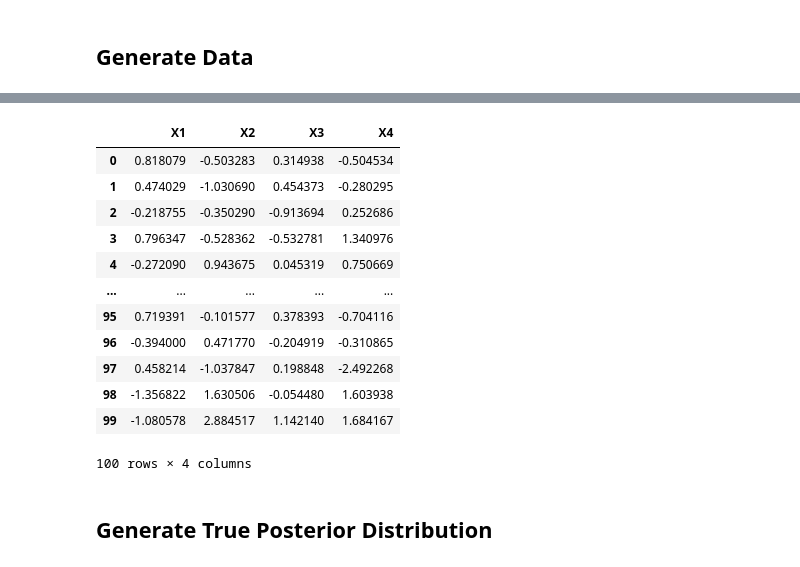
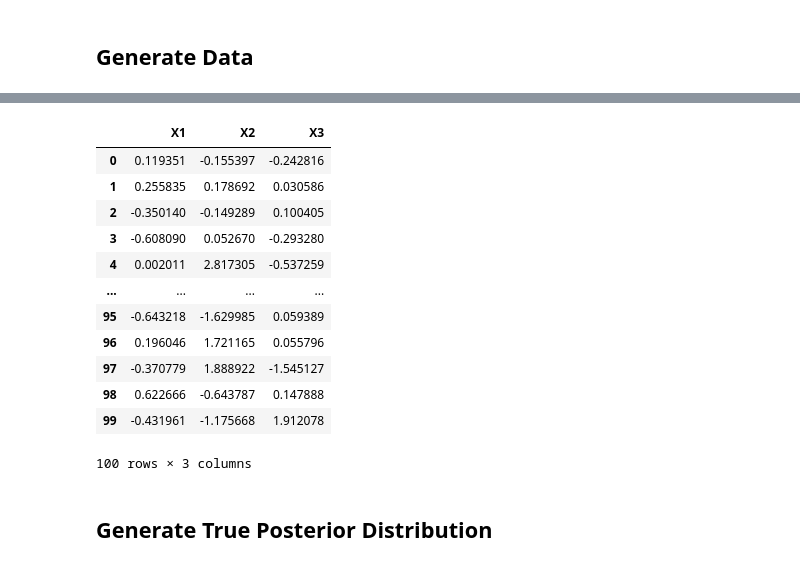
Before and after one commit to catarina-moreira/py_structure_MCMC, a Jupyter notebook: [Structure_MCMC]_3_nodes.ipynb, the cells around one changed output, grey strips where cells are left out. Drawn from its saved outputs; the diff is of its cells as text; code cells hidden in the pictures.

```diff
--- a/[Structure_MCMC]_3_nodes.ipynb
+++ b/[Structure_MCMC]_3_nodes.ipynb
@@ -70,16 +34,2 @@ def true_graph():
 # %% [markdown]
 ## Generate Data
-# %%
-SAMPLE_SIZE = 200
-BETA0 = -0.2
-BETA1 = 1
-BETA2 = 0.65
-BETA3 = 0.5
-ERROR = 2
-
-data = generate_data(SAMPLE_SIZE, BETA0, BETA1, BETA2, ERROR)
-
-
-N = len( data.columns )
-
-data.head()
@@ -93,11 +36,11 @@ data.head()
 # %%
 np.random.seed(3011)
-node_labels = ["X1","X2","X3", "X4"]
+node_labels = ["X1","X2","X3"]
 
-true_DAG_adj = pd.DataFrame(np.array([[0, 1, 0, 0],
-                                      [0, 0, 0, 1],
-                                      [0, 1, 0, 1],
-                                      [0, 0, 0, 0]]), columns=node_labels,index=node_labels)
+true_DAG_adj = pd.DataFrame(np.array([[0, 1, 0],
+                                      [0, 0, 0],
+                                      [0, 1, 0],
+                                      ]), columns=node_labels,index=node_labels)
 true_graph = nx.DiGraph(true_DAG_adj)
 
 np.random.seed(42)
@@ -109,46 +52,46 @@ num_nodes = len(node_labels)
 # Random values between 0 and 1, scaled and shifted to the desired range
 max_value = 1.0
 min_value = 0.1
 random_matrix = np.random.rand(num_nodes, num_nodes) * (max_value - min_value) + min_value
 
 # Random sign of the weights
 sampled_values = np.random.choice([-1, 1], size=num_nodes*num_nodes, replace=True)
 
 # Generate the weights matrix, non zero values indicate betas
 W_mat = true_DAG_adj.values * random_matrix * sampled_values.reshape(num_nodes,num_nodes) + np.eye(num_nodes)
 
 # function that generates data based on the covariance matrix
 def generate_data(num_obs: int, W_mat: np.ndarray, node_labels: list, max_noise: float = 1.0):
 
     num_nodes = len(node_labels)
 
     # Generate the diagonal conditional variance matrix, diagonal values indicate sigma^2_j
     D_mat = np.eye(num_nodes) * np.random.uniform(0.1, max_noise, num_nodes)
 
     # Covariance matrix
     Sigma = np.linalg.pinv(W_mat.T) @ D_mat @ np.linalg.pinv(W_mat)
 
     # Generate data from MVN distribution
     data = multivariate_normal.rvs(cov=Sigma, size=num_obs)
 
     return pd.DataFrame(data, columns=node_labels)
 
 data = generate_data(100, W_mat, node_labels)
 data
 # %% [output]
-|  | X1 | X2 | X3 | X4 |
-| 0 | 0.818079 | -0.503283 | 0.314938 | -0.504534 |
-| 1 | 0.474029 | -1.030690 | 0.454373 | -0.280295 |
-| 2 | -0.218755 | -0.350290 | -0.913694 | 0.252686 |
-| 3 | 0.796347 | -0.528362 | -0.532781 | 1.340976 |
-| 4 | -0.272090 | 0.943675 | 0.045319 | 0.750669 |
-| ... | ... | ... | ... | ... |
-| 95 | 0.719391 | -0.101577 | 0.378393 | -0.704116 |
-| 96 | -0.394000 | 0.471770 | -0.204919 | -0.310865 |
-| 97 | 0.458214 | -1.037847 | 0.198848 | -2.492268 |
-| 98 | -1.356822 | 1.630506 | -0.054480 | 1.603938 |
-| 99 | -1.080578 | 2.884517 | 1.142140 | 1.684167 |
+|  | X1 | X2 | X3 |
+| 0 | 0.119351 | -0.155397 | -0.242816 |
+| 1 | 0.255835 | 0.178692 | 0.030586 |
+| 2 | -0.350140 | -0.149289 | 0.100405 |
+| 3 | -0.608090 | 0.052670 | -0.293280 |
+| 4 | 0.002011 | 2.817305 | -0.537259 |
+| ... | ... | ... | ... |
+| 95 | -0.643218 | -1.629985 | 0.059389 |
+| 96 | 0.196046 | 1.721165 | 0.055796 |
+| 97 | -0.370779 | 1.888922 | -1.545127 |
+| 98 | 0.622666 | -0.643787 | 0.147888 |
+| 99 | -0.431961 | -1.175668 | 1.912078 |
-100 rows × 4 columns
+100 rows × 3 columns
 # %% [markdown]
 ## Generate True Posterior Distribution
 # %%
```
Also changed, not shown: parts of 50 cells of this notebook, 4 other files.
